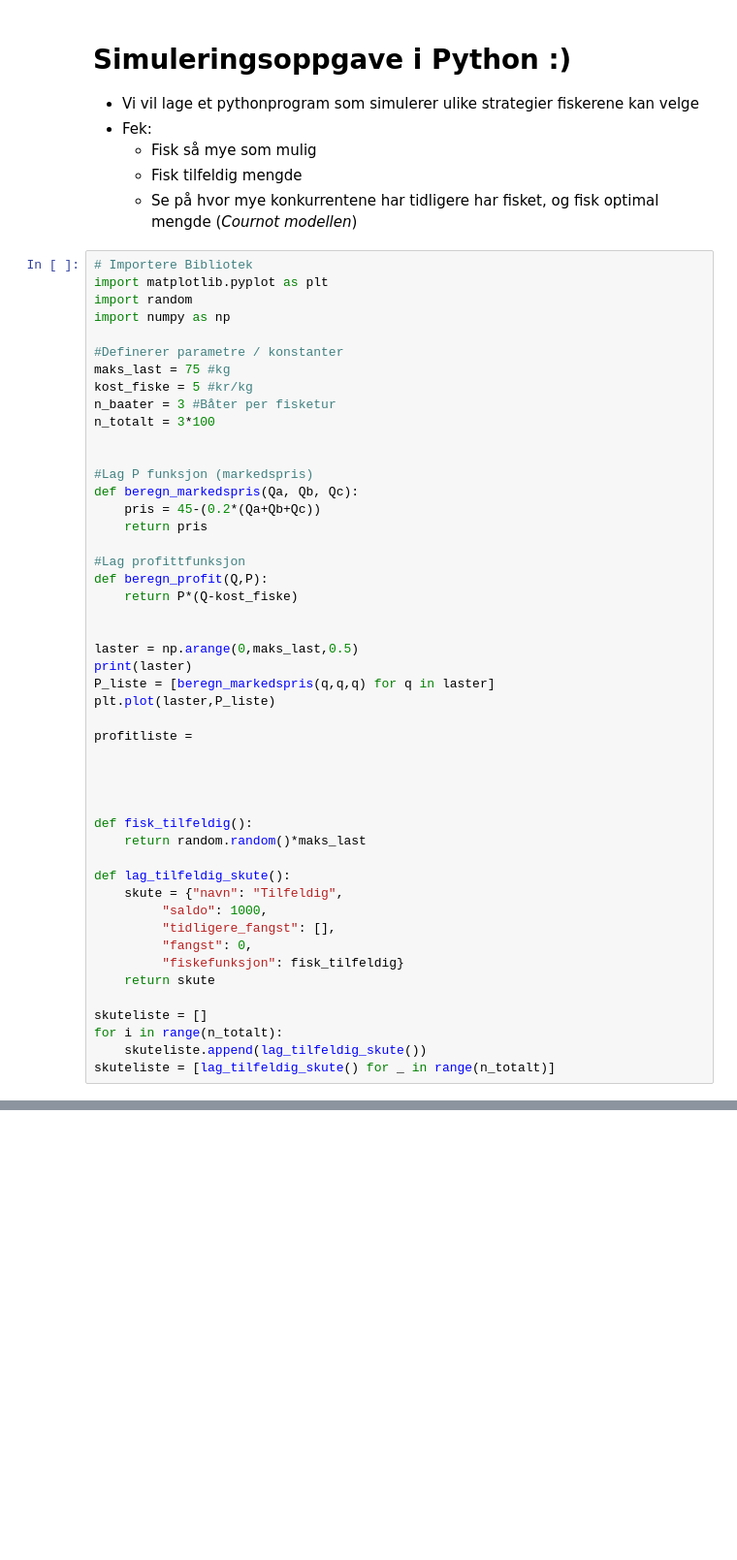
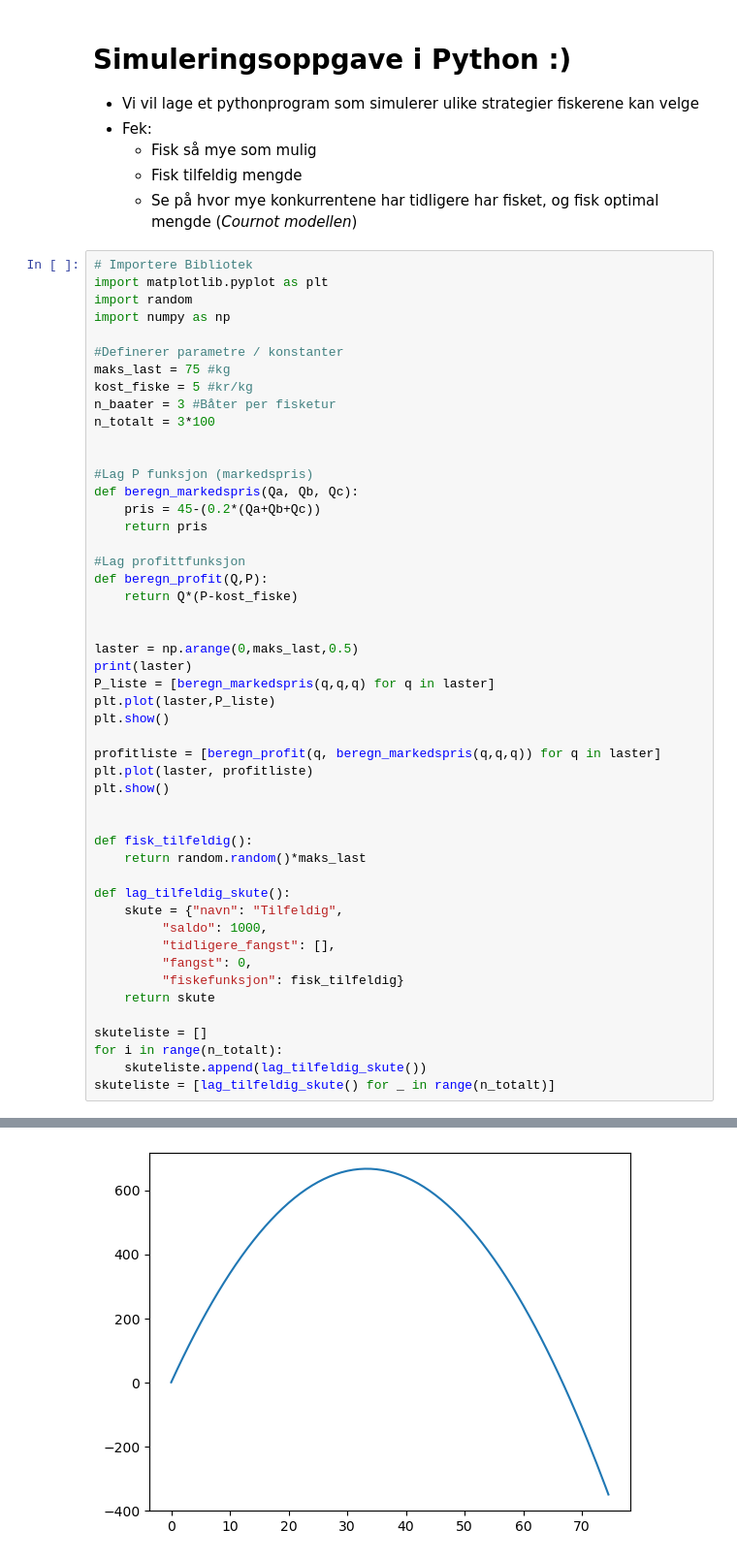
Before and after one commit to jonasjul/IIRA2001H24, a Jupyter notebook: 6-Oppsummering/Oppsummering-ShrimpGame-JH.ipynb, the cells around one changed output, grey strips where cells are left out. Shown at 97% size. Drawn from its saved outputs; the diff is of its cells as text; blank space fills up the shorter version.

```diff
--- a/6-Oppsummering/Oppsummering-ShrimpGame-JH.ipynb
+++ b/6-Oppsummering/Oppsummering-ShrimpGame-JH.ipynb
@@ -54,44 +54,46 @@ def beregn_markedspris(Qa, Qb, Qc):
 
 #Lag profittfunksjon
 def beregn_profit(Q,P):
-    return P*(Q-kost_fiske)
+    return Q*(P-kost_fiske)
 
 
 laster = np.arange(0,maks_last,0.5)
 print(laster)
 P_liste = [beregn_markedspris(q,q,q) for q in laster]
 plt.plot(laster,P_liste)
+plt.show()
 
-profitliste =
-
-
+profitliste = [beregn_profit(q, beregn_markedspris(q,q,q)) for q in laster]
+plt.plot(laster, profitliste)
+plt.show()
 
 
 def fisk_tilfeldig():
     return random.random()*maks_last
 
 def lag_tilfeldig_skute():
     skute = {"navn": "Tilfeldig",
          "saldo": 1000,
          "tidligere_fangst": [],
          "fangst": 0,
          "fiskefunksjon": fisk_tilfeldig}
     return skute
 
 skuteliste = []
 for i in range(n_totalt):
     skuteliste.append(lag_tilfeldig_skute())
 skuteliste = [lag_tilfeldig_skute() for _ in range(n_totalt)]
 # %% [output]
 [ 0.   0.5  1.   1.5  2.   2.5  3.   3.5  4.   4.5  5.   5.5  6.   6.5
   7.   7.5  8.   8.5  9.   9.5 10.  10.5 11.  11.5 12.  12.5 13.  13.5
  14.  14.5 15.  15.5 16.  16.5 17.  17.5 18.  18.5 19.  19.5 20.  20.5
  21.  21.5 22.  22.5 23.  23.5 24.  24.5 25.  25.5 26.  26.5 27.  27.5
  28.  28.5 29.  29.5 30.  30.5 31.  31.5 32.  32.5 33.  33.5 34.  34.5
  35.  35.5 36.  36.5 37.  37.5 38.  38.5 39.  39.5 40.  40.5 41.  41.5
  42.  42.5 43.  43.5 44.  44.5 45.  45.5 46.  46.5 47.  47.5 48.  48.5
  49.  49.5 50.  50.5 51.  51.5 52.  52.5 53.  53.5 54.  54.5 55.  55.5
  56.  56.5 57.  57.5 58.  58.5 59.  59.5 60.  60.5 61.  61.5 62.  62.5
  63.  63.5 64.  64.5 65.  65.5 66.  66.5 67.  67.5 68.  68.5 69.  69.5
  70.  70.5 71.  71.5 72.  72.5 73.  73.5 74.  74.5]
 [figure]
+[figure, added]
```
